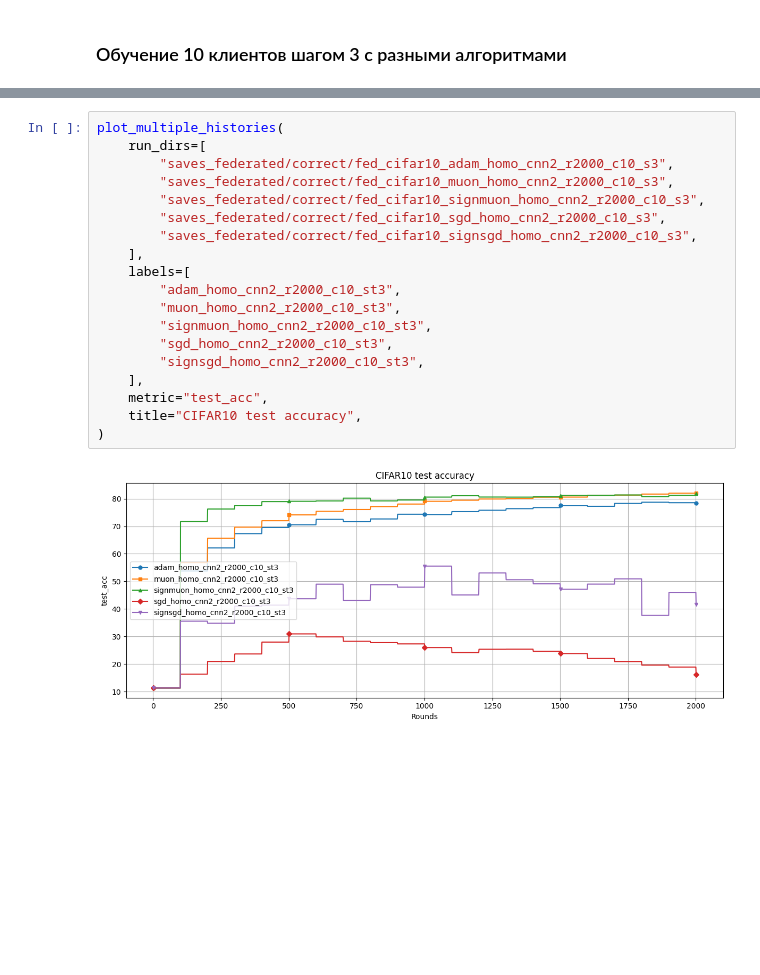
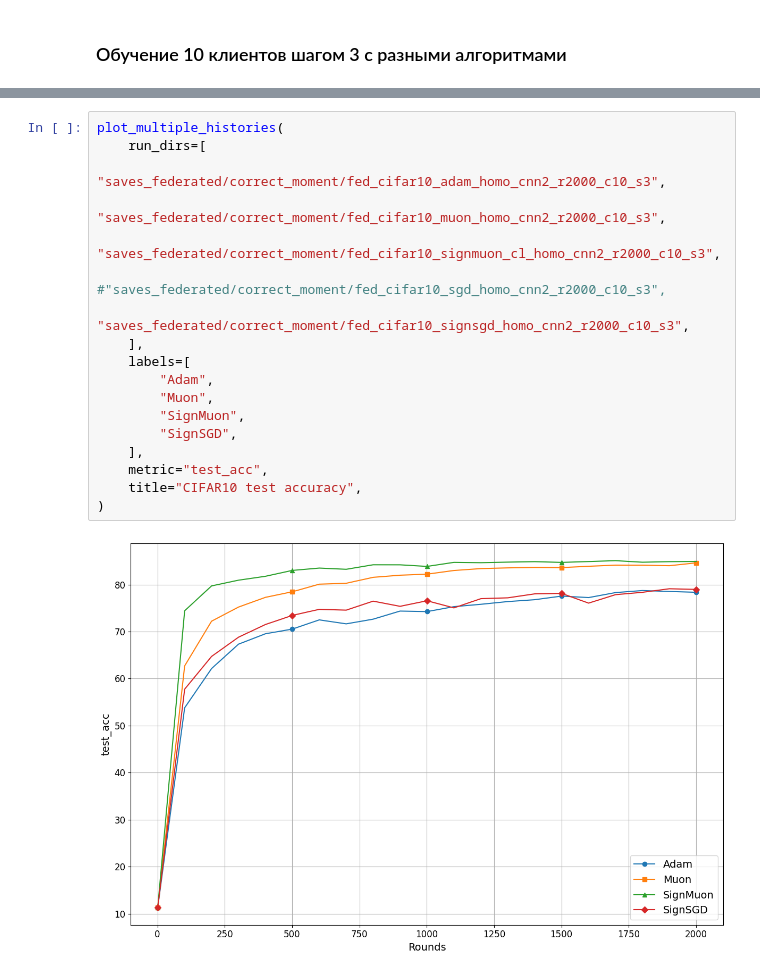
Before and after one commit to intsystems/2026-Project-203, a Jupyter notebook: code/plot_federated.ipynb, the cells around one changed output, grey strips where cells are left out. Cells and saved outputs as stored; diff of their text form; blank space fills up the shorter version.

```diff
--- a/code/plot_federated.ipynb
+++ b/code/plot_federated.ipynb
@@ -274,24 +343,23 @@ test_acc (finish):  41.53
 # %%
 plot_multiple_histories(
     run_dirs=[
-        "saves_federated/correct/fed_cifar10_adam_homo_cnn2_r2000_c10_s3",
-        "saves_federated/correct/fed_cifar10_muon_homo_cnn2_r2000_c10_s3",
-        "saves_federated/correct/fed_cifar10_signmuon_homo_cnn2_r2000_c10_s3",
-        "saves_federated/correct/fed_cifar10_sgd_homo_cnn2_r2000_c10_s3",
-        "saves_federated/correct/fed_cifar10_signsgd_homo_cnn2_r2000_c10_s3",
+        "saves_federated/correct_moment/fed_cifar10_adam_homo_cnn2_r2000_c10_s3",
+        "saves_federated/correct_moment/fed_cifar10_muon_homo_cnn2_r2000_c10_s3",
+        "saves_federated/correct_moment/fed_cifar10_signmuon_cl_homo_cnn2_r2000_c10_s3",
+        #"saves_federated/correct_moment/fed_cifar10_sgd_homo_cnn2_r2000_c10_s3",
+        "saves_federated/correct_moment/fed_cifar10_signsgd_homo_cnn2_r2000_c10_s3",
     ],
     labels=[
-        "adam_homo_cnn2_r2000_c10_st3",
-        "muon_homo_cnn2_r2000_c10_st3",
-        "signmuon_homo_cnn2_r2000_c10_st3",
-        "sgd_homo_cnn2_r2000_c10_st3",
-        "signsgd_homo_cnn2_r2000_c10_st3",
+        "Adam",
+        "Muon",
+        "SignMuon",
+        "SignSGD",
     ],
     metric="test_acc",
     title="CIFAR10 test accuracy",
 )
 # %% [output]
-[figure, old version]
+[figure, new version]
 # %%
 plot_multiple_histories(
     run_dirs=[
```
Also changed, not shown: parts of 20 cells of this notebook, 1 other file.
